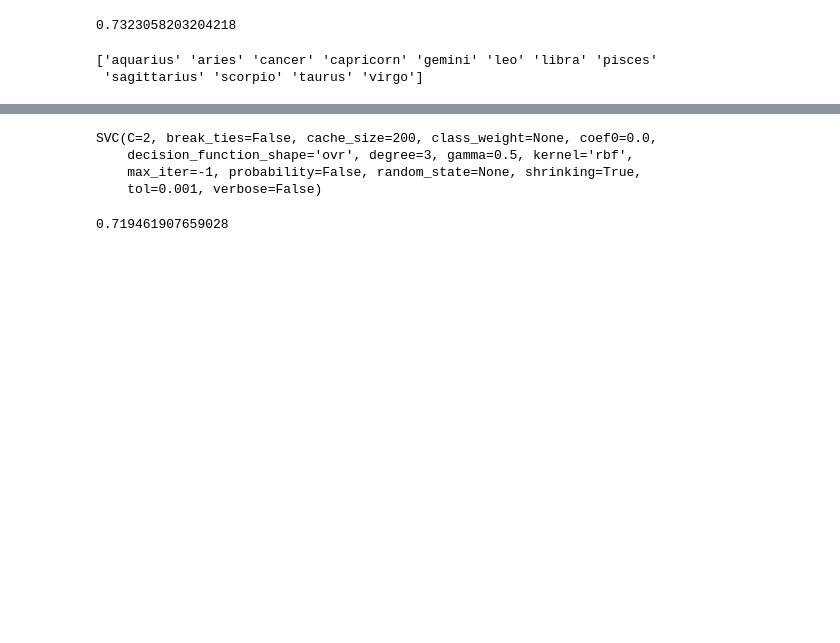
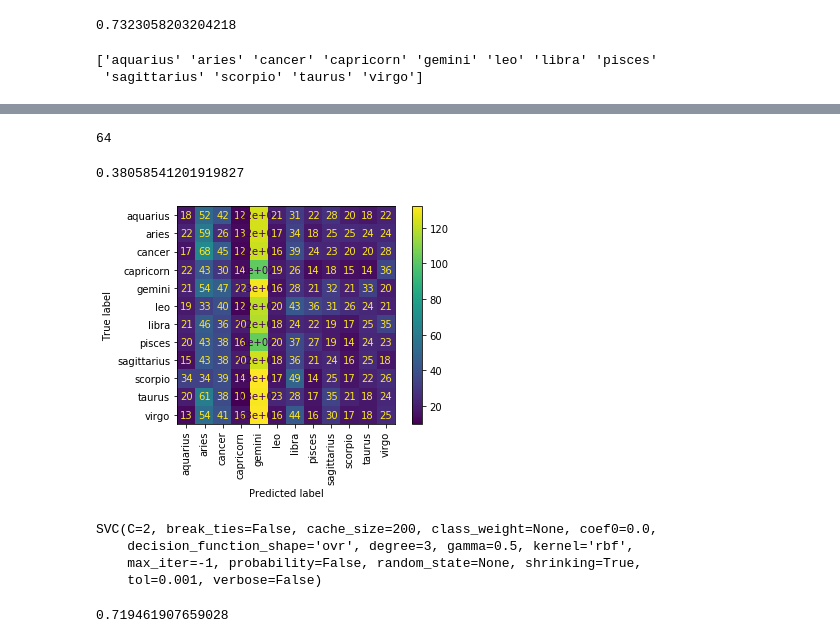
Before and after one commit to teeo23/OKproject, a Jupyter notebook: date-a-scientist.ipynb, the cells around one changed output, grey strips where cells are left out. Drawn from its saved outputs; the diff is of its cells as text; code cells hidden in the pictures; blank space fills up the shorter version.

```diff
--- a/date-a-scientist.ipynb
+++ b/date-a-scientist.ipynb
@@ -417,3 +418,21 @@ plt.show()
+# %%
+classifier.get_depth()
+# %% [output]
+64
+# %%
+classifier_depth = DecisionTreeClassifier(max_depth = 25)
+classifier_depth.fit(X_train, y_train)
+tree_prediction = classifier_depth.predict(X_train)
+classifier_depth.score(X_train, y_train)
+# %% [output]
+0.38058541201919827
+# %%
+from sklearn.metrics import plot_confusion_matrix
+plot_confusion_matrix(classifier_depth, X_test, y_test, xticks_rotation='vertical')
+plt.savefig('Confusion Matrix Decision Tree 3',bbox_inches = 'tight')
+plt.show()
+# %% [output]
+[figure, added]
 # %%
 from sklearn.svm import SVC
 svc_class = SVC(kernel = 'rbf', gamma = 0.5, C =2)
```
Also changed, not shown: parts of 17 cells of this notebook.
